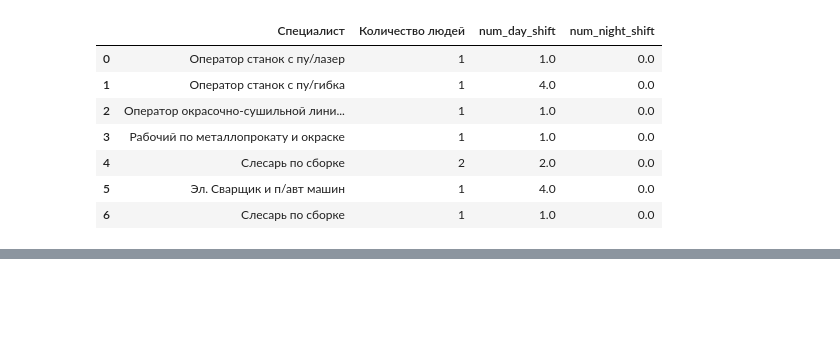
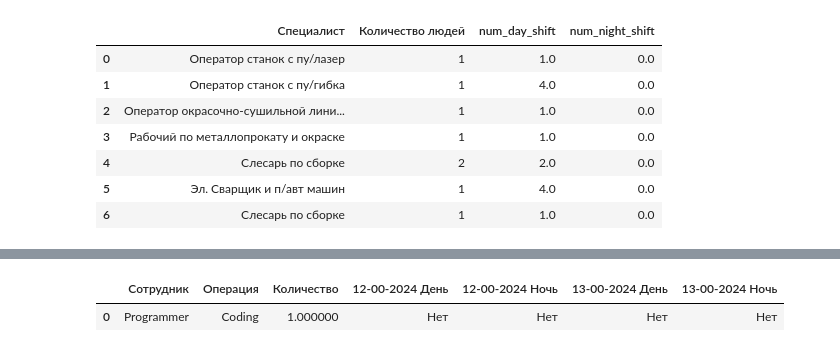
Before and after one commit to DmiMakarov/ResourceDistribution, a Jupyter notebook: notebooks/shift_distrib.ipynb, the cells around one changed output, grey strips where cells are left out. Cells and saved outputs as stored; diff of their text form; code cells hidden in the pictures; blank space fills up the shorter version.

```diff
--- a/notebooks/shift_distrib.ipynb
+++ b/notebooks/shift_distrib.ipynb
@@ -142,0 +166,7 @@ prepared_staff
+# %%
+base_range = [(min_date + datetime.timedelta(days=i)).strftime("%d-%M-%Y") for i in range((max_date - min_date).days + 1)]
+columns: list = [[date + " День", date + " Ночь"] \
+                      for date in base_range]
+columns = [item for row in columns for item in row]
+dates = pd.DataFrame(columns=columns)
+dates
@@ -142,0 +175,14 @@ prepared_staff
+# %%
+merged = pd.concat([staff_table, dates]).fillna("Нет")
+# %%
+new_op_dates = {}
+
+for val, dates in operations_dates.items():
+    tmp = []
+    for date, is_night in dates:
+        if is_night:
+            tmp.append(date.strftime("%d-%M-%Y") + " Ночь")
+        else:
+            tmp.append(date.strftime("%d-%M-%Y") + " День")
+    new_op_dates[val] = tmp
+new_op_dates
@@ -142,0 +208,13 @@ prepared_staff
+# %%
+def color_survived(val):
+    color = "default"
+    if val == 'Да':
+        color = 'green'
+    if val == 'Нет':
+        color = 'red'
+    return f'background-color: {color}'
+
+merged.style.applymap(color_survived)
+# %% [output]
+|  | Сотрудник | Операция | Количество | 12-00-2024 День | 12-00-2024 Ночь | 13-00-2024 День | 13-00-2024 Ночь |
+| 0 | Programmer | Coding | 1.000000 | Нет | Нет | Нет | Нет |
```
Also changed, not shown: parts of 9 cells of this notebook, 4 other files.
